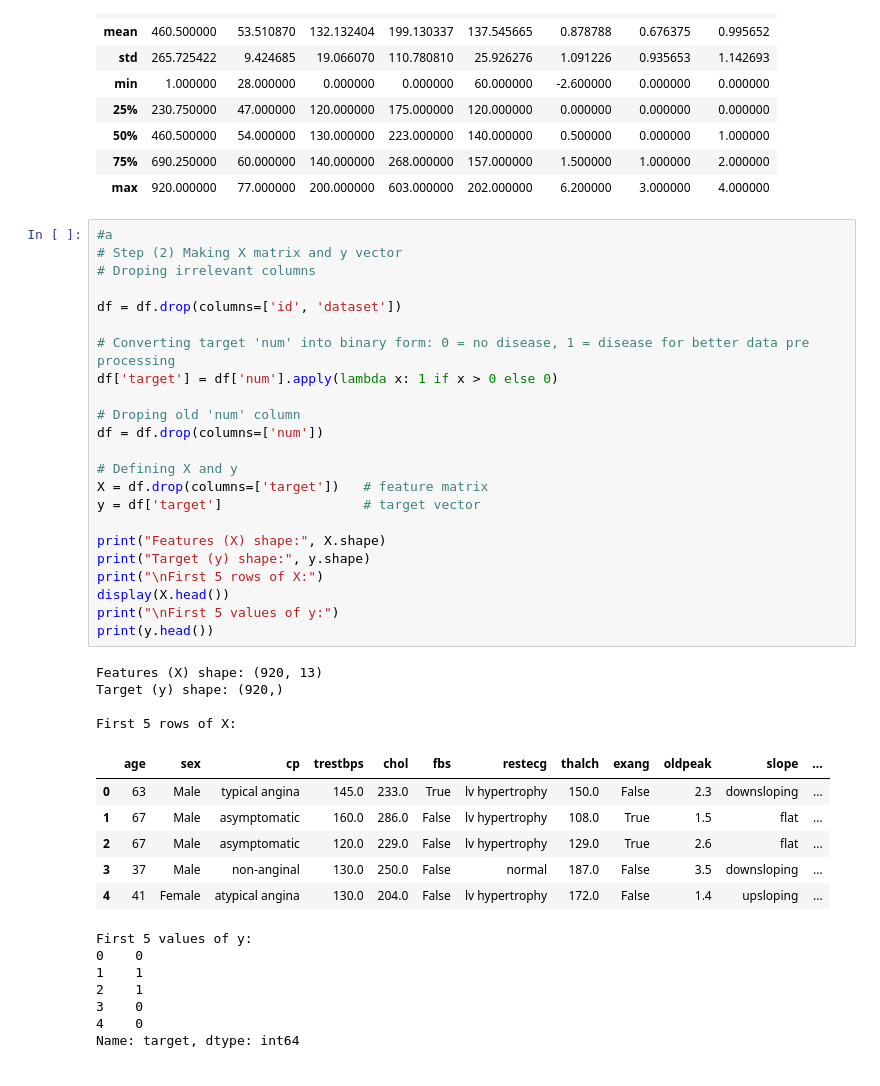
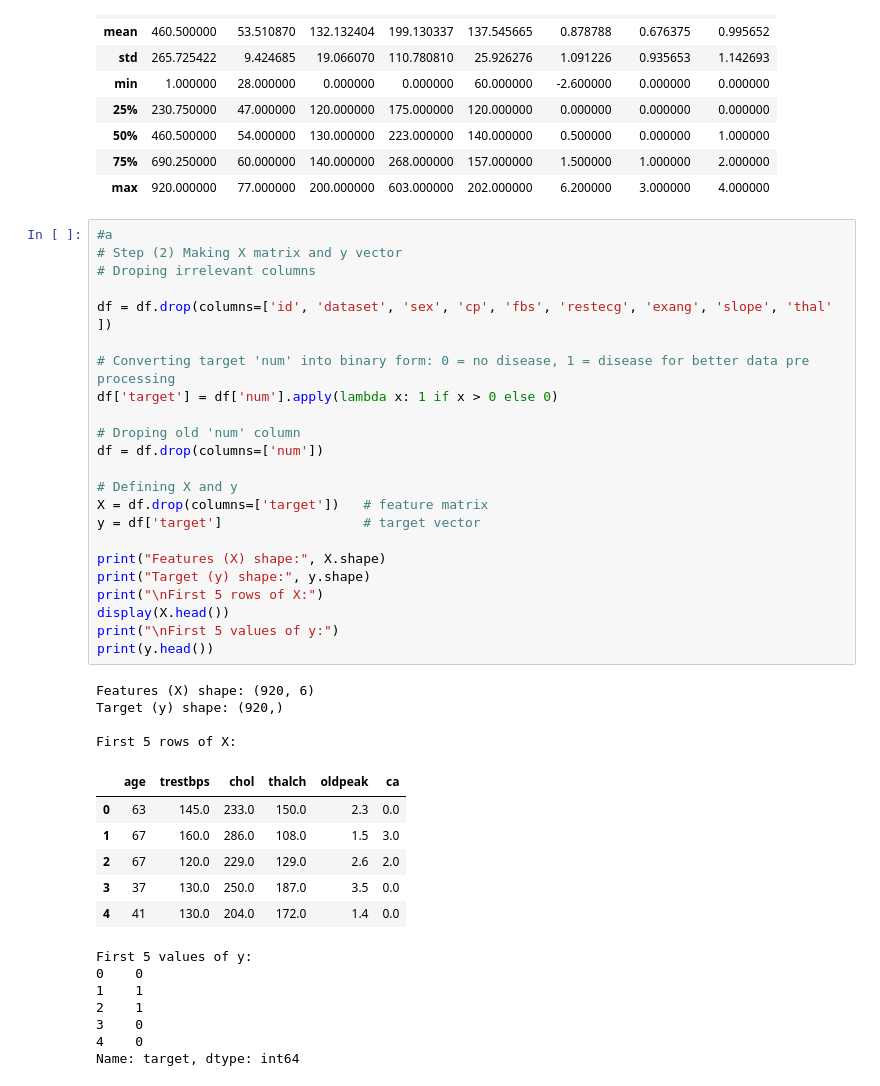
Before and after one commit to ThodupunooriSaiManish/Machine_Learning, a Jupyter notebook: ML_Assignment_1(205).ipynb, the cells around one changed output. Saved outputs shown, nothing was run; the diff lists cells and outputs as text.

```diff
--- a/ML_Assignment_1(205).ipynb
+++ b/ML_Assignment_1(205).ipynb
@@ -60,37 +60,37 @@ Summary Statistics:
 # %%
 #a
 # Step (2) Making X matrix and y vector
 # Droping irrelevant columns
 
-df = df.drop(columns=['id', 'dataset'])
+df = df.drop(columns=['id', 'dataset', 'sex', 'cp', 'fbs', 'restecg', 'exang', 'slope', 'thal' ])
 
 # Converting target 'num' into binary form: 0 = no disease, 1 = disease for better data pre processing
 df['target'] = df['num'].apply(lambda x: 1 if x > 0 else 0)
 
 # Droping old 'num' column
 df = df.drop(columns=['num'])
 
 # Defining X and y
 X = df.drop(columns=['target'])   # feature matrix
 y = df['target']                  # target vector
 
 print("Features (X) shape:", X.shape)
 print("Target (y) shape:", y.shape)
 print("\nFirst 5 rows of X:")
 display(X.head())
 print("\nFirst 5 values of y:")
 print(y.head())
 # %% [output]
-Features (X) shape: (920, 13)
+Features (X) shape: (920, 6)
 Target (y) shape: (920,)
 
 First 5 rows of X:
-|  | age | sex | cp | trestbps | chol | fbs | restecg | thalch | exang | oldpeak | slope | ... |
-| 0 | 63 | Male | typical angina | 145.0 | 233.0 | True | lv hypertrophy | 150.0 | False | 2.3 | downsloping | ... |
-| 1 | 67 | Male | asymptomatic | 160.0 | 286.0 | False | lv hypertrophy | 108.0 | True | 1.5 | flat | ... |
-| 2 | 67 | Male | asymptomatic | 120.0 | 229.0 | False | lv hypertrophy | 129.0 | True | 2.6 | flat | ... |
-| 3 | 37 | Male | non-anginal | 130.0 | 250.0 | False | normal | 187.0 | False | 3.5 | downsloping | ... |
-| 4 | 41 | Female | atypical angina | 130.0 | 204.0 | False | lv hypertrophy | 172.0 | False | 1.4 | upsloping | ... |
+|  | age | trestbps | chol | thalch | oldpeak | ca |
+| 0 | 63 | 145.0 | 233.0 | 150.0 | 2.3 | 0.0 |
+| 1 | 67 | 160.0 | 286.0 | 108.0 | 1.5 | 3.0 |
+| 2 | 67 | 120.0 | 229.0 | 129.0 | 2.6 | 2.0 |
+| 3 | 37 | 130.0 | 250.0 | 187.0 | 3.5 | 0.0 |
+| 4 | 41 | 130.0 | 204.0 | 172.0 | 1.4 | 0.0 |
 First 5 values of y:
 0    0
 1    1
```
Also changed, not shown: parts of 7 cells of this notebook.
